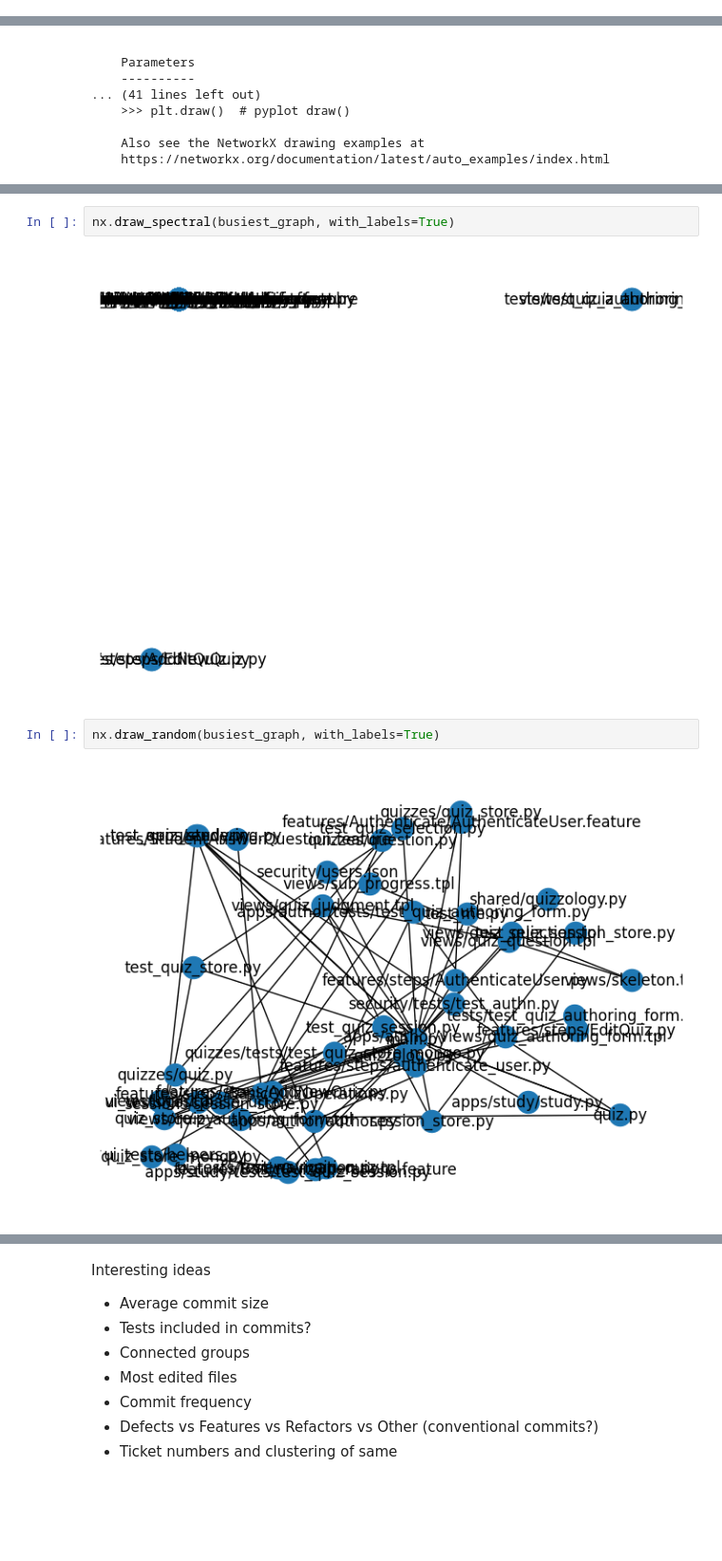
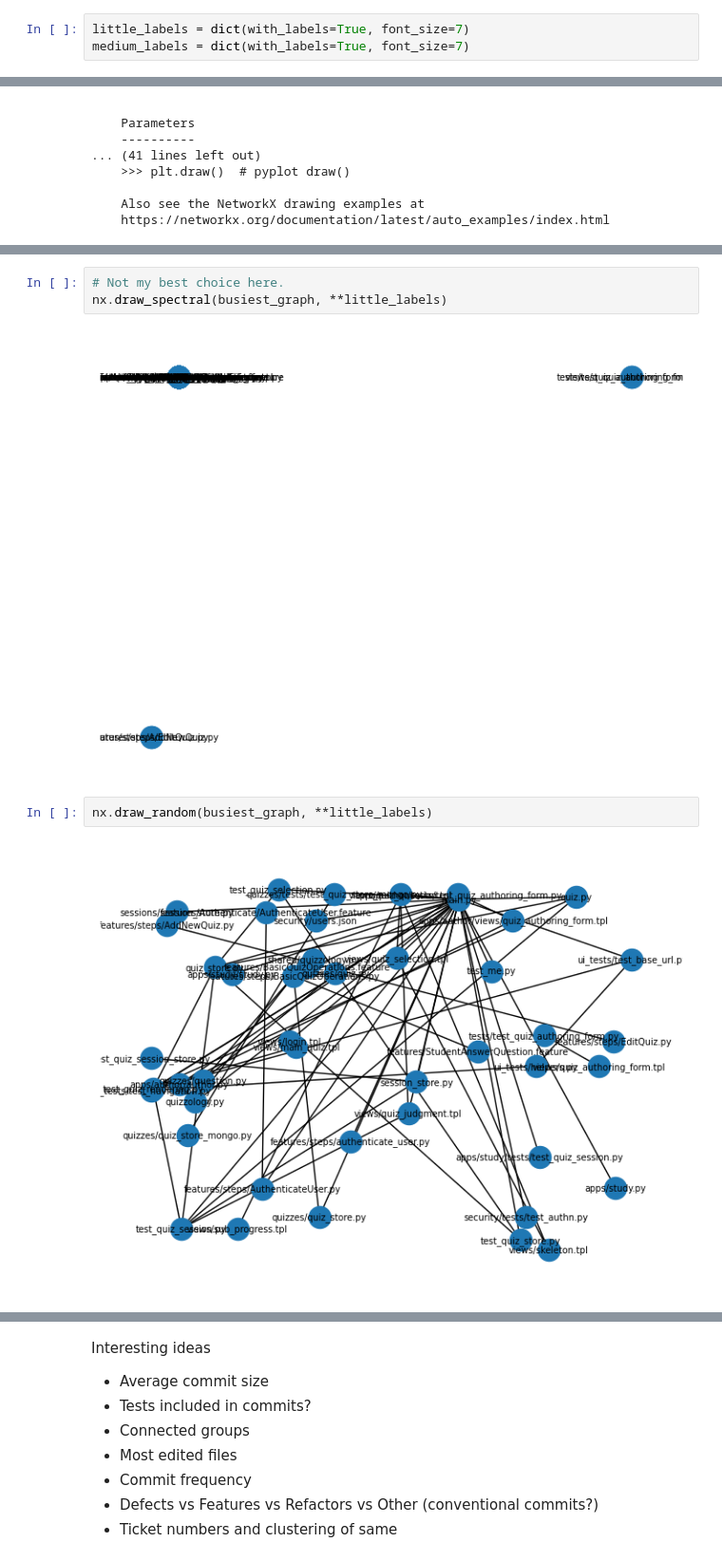
Before and after one commit to tottinge/gitminer-jupyter, a Jupyter notebook: RepoGraphs.ipynb, the cells around one changed output, grey strips where cells are left out. Shown at 95% size. Cells and saved outputs as stored; diff of their text form; blank space fills up the shorter version.

```diff
--- a/RepoGraphs.ipynb
+++ b/RepoGraphs.ipynb
@@ -8,6 +8,9 @@ import networkx as nx
 from pprint import pprint
 # %%
 repo = Repo("../quizzology")
+# %%
+little_labels = dict(with_labels=True, font_size=7)
+medium_labels = dict(with_labels=True, font_size=7)
 # %%
 repo_graph = nx.Graph()
 for commit in repo.iter_commits():
@@ -93,8 +96,9 @@ draw(G, pos=None, ax=None, **kwds)
 # %%
-nx.draw_spectral(busiest_graph, with_labels=True)
+# Not my best choice here.
+nx.draw_spectral(busiest_graph, **little_labels)
 # %% [output]
-[figure, old version]
+[figure, new version]
 # %%
-nx.draw_random(busiest_graph, with_labels=True)
+nx.draw_random(busiest_graph, **little_labels)
 # %% [output]
-[figure, old version]
+[figure, new version]
```
Also changed, not shown: parts of 12 cells of this notebook, 1 other file.
